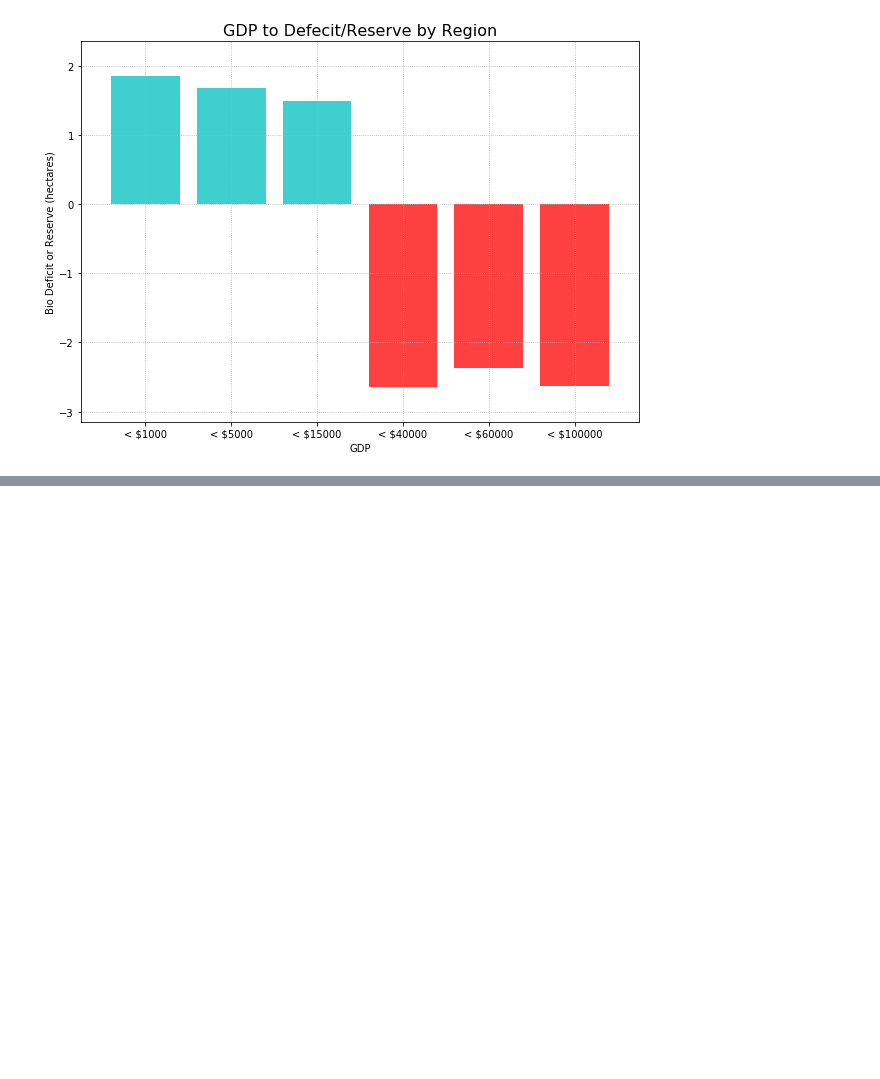
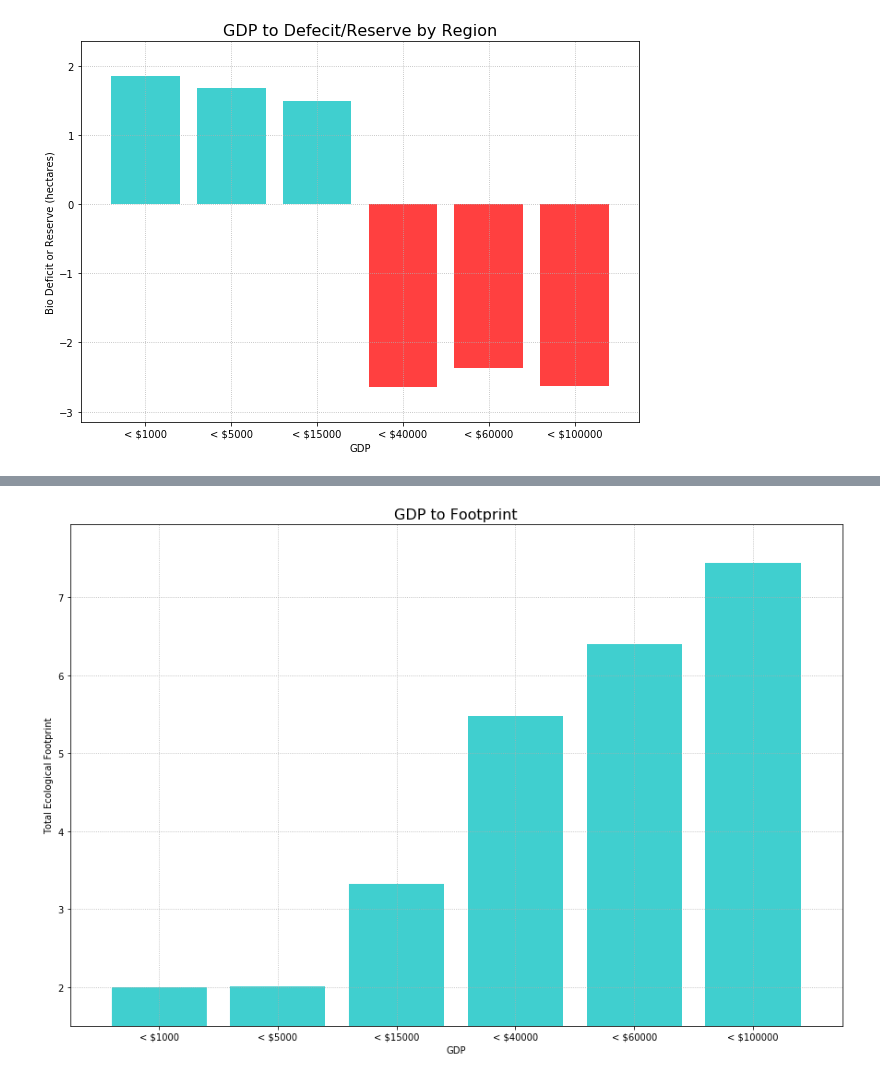
Before and after one commit to limbz-sami/Eco_footprint, a Jupyter notebook: gdp_explore_ask.ipynb, the cells around one changed output, grey strips where cells are left out. Saved outputs shown, nothing was run; the diff lists cells and outputs as text; code cells hidden in the pictures; blank space fills up the shorter version.

Commit message:
added graph per ellen's request

```diff
--- a/gdp_explore_ask.ipynb
+++ b/gdp_explore_ask.ipynb
@@ -152,3 +164,6 @@ plt.ylabel("Bio Deficit or Reserve (hectares)")
 plt.grid(linestyle='dotted')
 # %% [output]
 [figure]
+# %%
+eco_4_plot = bio_vs_gdp.groupby("GDP Categories").mean()
+eco_4_plot
@@ -155,2 +179,30 @@ plt.grid(linestyle='dotted')
+# %%
+fig, ax = plt.subplots(figsize=(15,10))
+ticks = eco_4_plot.index
+x_ticks = np.arange(len(ticks))
+y_values = eco_4_plot["Total Ecological Footprint"].tolist()
+ax.set_xticks(x_ticks)
+plt.xlim(-0.75, len(x_ticks)-0.25)
+plt.ylim(min(y_values)-.5, max(y_values)+.5)
+
+# Color the bars
+bar_color = []
+for change in y_values:
+    if change <= 0:
+        bar_color.append('r')
+    else:
+        bar_color.append('c')
+
+plt.bar(ticks, y_values, alpha=0.75, width=.80,align="center", color=bar_color)
+
+
+
+# Set the xlabel and ylabel using class methods
+plt.title("GDP to Footprint", fontsize=16)
+plt.xlabel("GDP")
+plt.ylabel("Total Ecological Footprint")
+plt.grid(linestyle='dotted')
+# %% [output]
+[figure, added]
 # %%
 country = merged_df["Country"]
```
Also changed, not shown: parts of 13 cells of this notebook.
